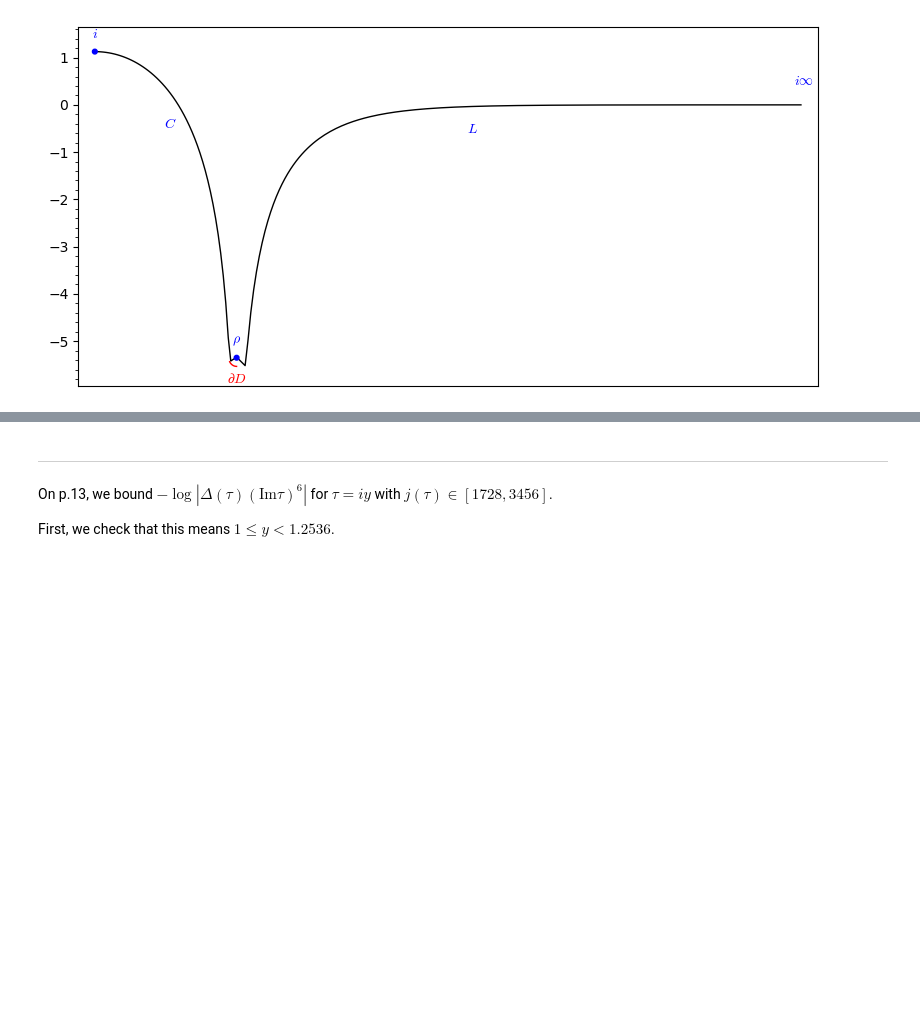
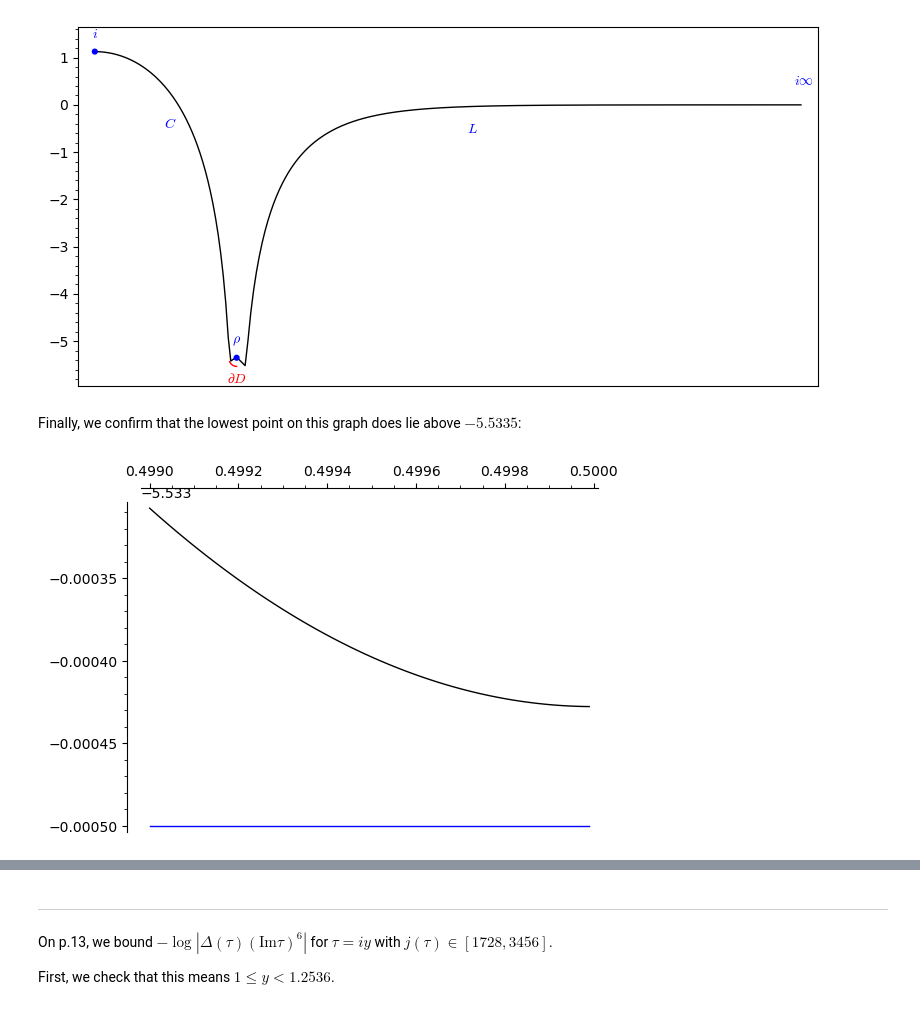
Before and after one commit to florianbreuer/ModularPolynomials, a Jupyter notebook: HeightsModPoly.ipynb, the cells around one changed output, grey strips where cells are left out. Cells and saved outputs as stored; diff of their text form; code cells hidden in the pictures; blank space fills up the shorter version.

```diff
--- a/HeightsModPoly.ipynb
+++ b/HeightsModPoly.ipynb
@@ -304,3 +316,12 @@ fig1 = fig1_plots\
 fig1.show(axes=False, frame=True, ticks=[[],1.0], figsize=8, aspect_ratio=1)
 # %% [output]
 [figure]
+# %% [markdown]
+Finally, we confirm that the lowest point on this graph does lie above $-5.5335$:
+# %%
+# On |j(\tau)|=1 near Re(\tau)=0.5:
+
+list_plot([(x, f(x + I*y)) for (x,y) in dD[-100:]], plotjoined=True, color='black')+\
+plot(-5.5335, (x, dD[-100][0], dD[-1][0]), color='blue')
+# %% [output]
+[figure, added]
```
Also changed, not shown: parts of 13 cells of this notebook, 2 other files.
